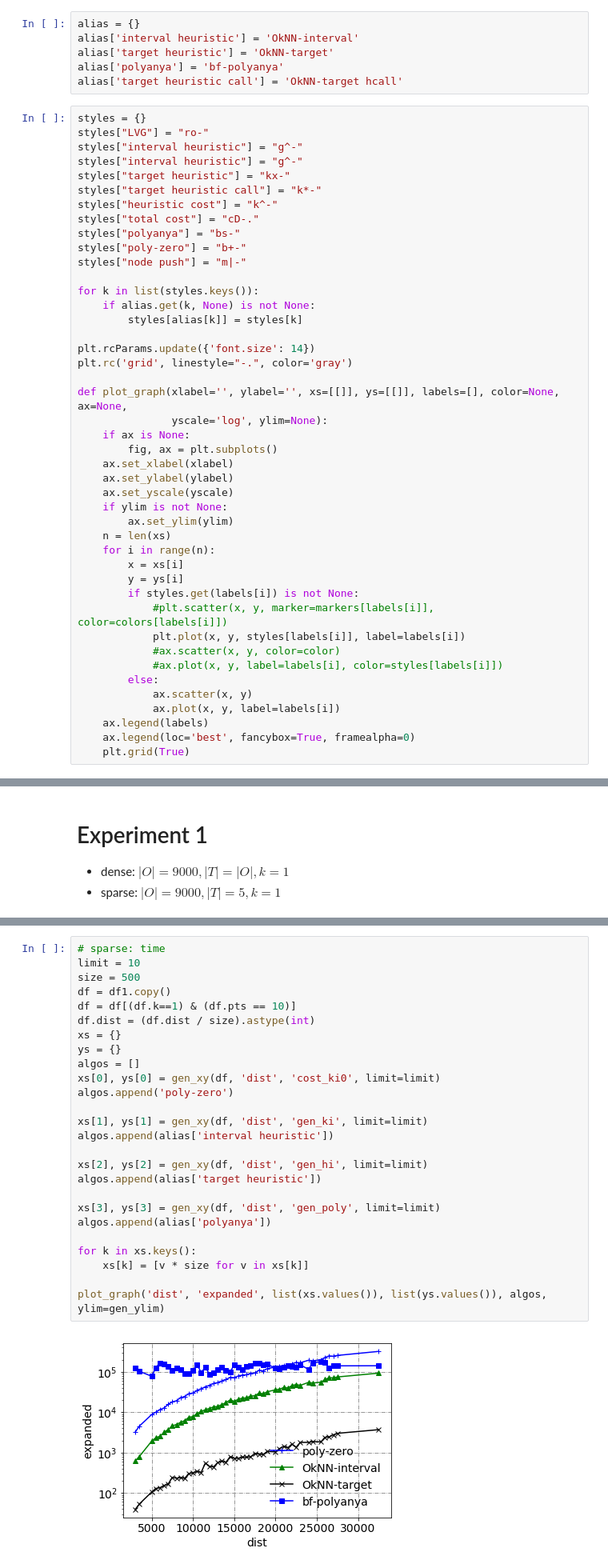
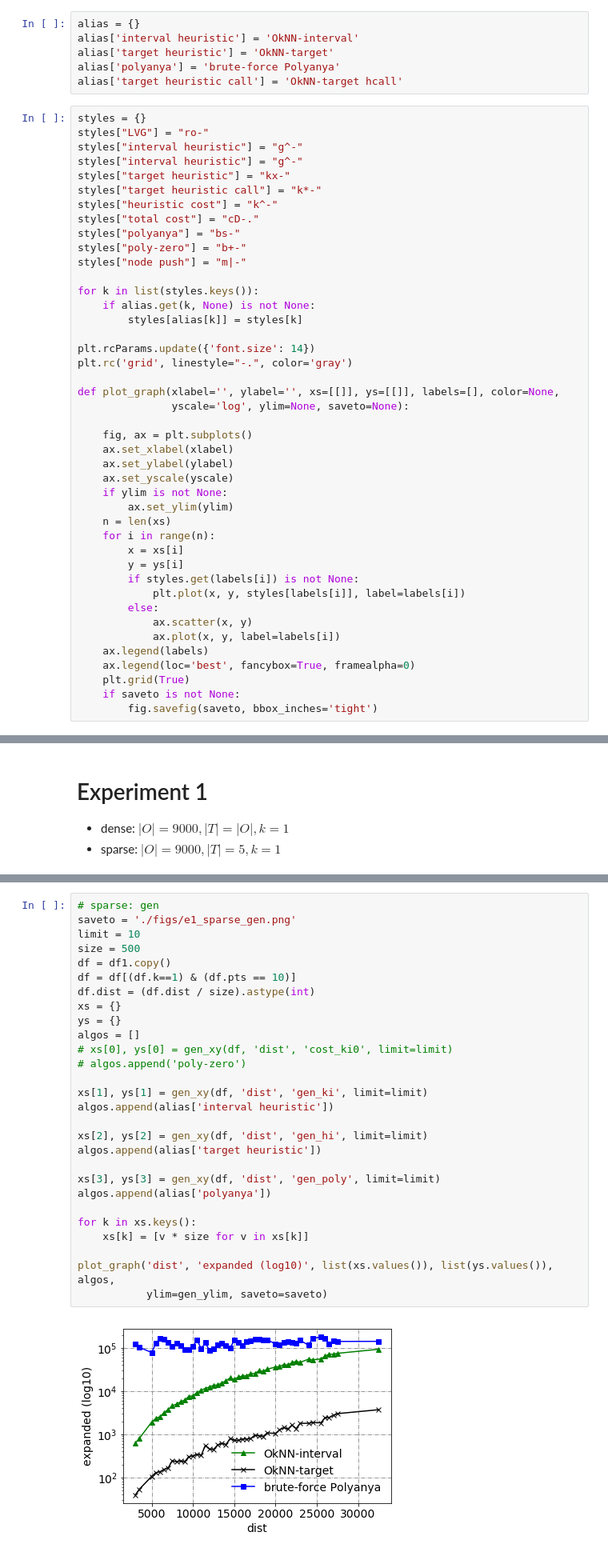
Before and after one commit to eggeek/Nav-Mesh-OkNN, a Jupyter notebook: analysis/Analysis.ipynb, the cells around one changed output, grey strips where cells are left out. Shown at 80% size. Cells and saved outputs as stored; diff of their text form.

```diff
--- a/analysis/Analysis.ipynb
+++ b/analysis/Analysis.ipynb
@@ -37,7 +37,7 @@ def gen_xy(df=None, colx='', coly='', ignore=True, limit=20):
 alias = {}
 alias['interval heuristic'] = 'OkNN-interval'
 alias['target heuristic'] = 'OkNN-target'
-alias['polyanya'] = 'bf-polyanya'
+alias['polyanya'] = 'brute-force Polyanya'
 alias['target heuristic call'] = 'OkNN-target hcall'
 # %%
 styles = {}
@@ -59,10 +59,10 @@ for k in list(styles.keys()):
 plt.rcParams.update({'font.size': 14})
 plt.rc('grid', linestyle="-.", color='gray')
 
-def plot_graph(xlabel='', ylabel='', xs=[[]], ys=[[]], labels=[], color=None, ax=None,
-               yscale='log', ylim=None):
-    if ax is None:
-        fig, ax = plt.subplots()
+def plot_graph(xlabel='', ylabel='', xs=[[]], ys=[[]], labels=[], color=None,
+               yscale='log', ylim=None, saveto=None):
+
+    fig, ax = plt.subplots()
     ax.set_xlabel(xlabel)
     ax.set_ylabel(ylabel)
     ax.set_yscale(yscale)
@@ -73,16 +73,15 @@ def plot_graph(xlabel='', ylabel='', xs=[[]], ys=[[]], labels=[], color=None, ax
         x = xs[i]
         y = ys[i]
         if styles.get(labels[i]) is not None:
-            #plt.scatter(x, y, marker=markers[labels[i]], color=colors[labels[i]])
             plt.plot(x, y, styles[labels[i]], label=labels[i])
-            #ax.scatter(x, y, color=color)
-            #ax.plot(x, y, label=labels[i], color=styles[labels[i]])
         else:
             ax.scatter(x, y)
             ax.plot(x, y, label=labels[i])
     ax.legend(labels)
     ax.legend(loc='best', fancybox=True, framealpha=0)
     plt.grid(True)
+    if saveto is not None:
+        fig.savefig(saveto, bbox_inches='tight')
 # %%
 # load dense
 paths0 = os.listdir('../outputs/s1/')
@@ -216,31 +221,33 @@ plot_graph('dist', 'time(ms)', list(xs.values()), list(ys.values()), algos, ylim
 # %%
-# sparse: time
+# sparse: gen
+saveto = './figs/e1_sparse_gen.png'
 limit = 10
 size = 500
 df = df1.copy()
 df = df[(df.k==1) & (df.pts == 10)]
 df.dist = (df.dist / size).astype(int)
 xs = {}
 ys = {}
 algos = []
-xs[0], ys[0] = gen_xy(df, 'dist', 'cost_ki0', limit=limit)
-algos.append('poly-zero')
+# xs[0], ys[0] = gen_xy(df, 'dist', 'cost_ki0', limit=limit)
+# algos.append('poly-zero')
 
 xs[1], ys[1] = gen_xy(df, 'dist', 'gen_ki', limit=limit)
 algos.append(alias['interval heuristic'])
 
 xs[2], ys[2] = gen_xy(df, 'dist', 'gen_hi', limit=limit)
 algos.append(alias['target heuristic'])
 
 xs[3], ys[3] = gen_xy(df, 'dist', 'gen_poly', limit=limit)
 algos.append(alias['polyanya'])
 
 for k in xs.keys():
     xs[k] = [v * size for v in xs[k]]
 
-plot_graph('dist', 'expanded', list(xs.values()), list(ys.values()), algos, ylim=gen_ylim)
+plot_graph('dist', 'expanded (log10)', list(xs.values()), list(ys.values()), algos,
+           ylim=gen_ylim, saveto=saveto)
 # %% [output]
-[figure, old version]
+[figure, new version]
 # %% [markdown]
 ## Experiment 2
 * dense: $|O|=9000,|T|=|O|,k \in [1...10]$
```
Also changed, not shown: parts of 14 cells of this notebook, 1 other file.
